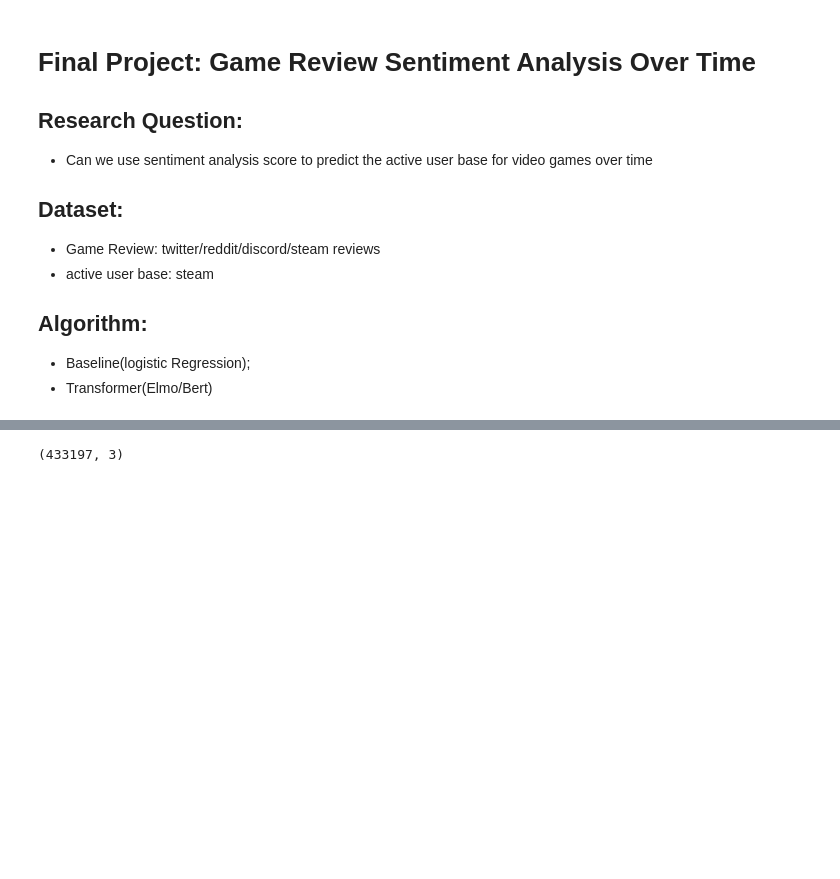
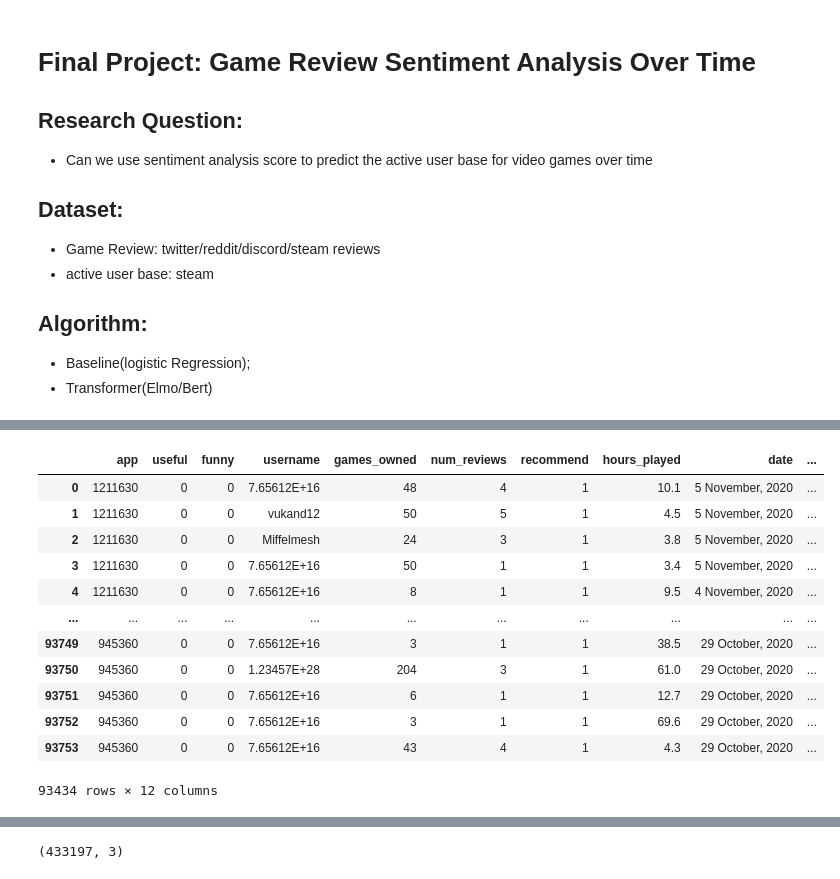
Before and after one commit to susandong/w266_final_project_game_sentiment, a Jupyter notebook: w266_Final_Project_Game_Review_Sentiment_Analysis_1031.ipynb, the cells around one changed output, grey strips where cells are left out. Saved outputs shown, nothing was run; the diff lists cells and outputs as text; code cells hidden in the pictures; blank space fills up the shorter version.

```diff
--- a/w266_Final_Project_Game_Review_Sentiment_Analysis_1031.ipynb
+++ b/w266_Final_Project_Game_Review_Sentiment_Analysis_1031.ipynb
@@ -53,7 +53,17 @@ pubg_url = 'https://raw.githubusercontent.com/susandong/w266_final_project_game_
 pubg_df = pd.read_csv(pubg_url, error_bad_lines=False)
 pubg_df = pubg_df.dropna()
 
-#dota2_url = 'https://raw.githubusercontent.com/susandong/w266_final_project_game_sentiment/master/data/dota2_reviews.csv'
-#dota2_df = pd.read_csv(dota2_url, error_bad_lines=False)
-#player_url = 'https://raw.githubusercontent.com/susandong/w266_final_project_game_sentiment/master/data/PlayerCountData.csv'
-#player_df = pd.read_csv(player_url, error_bad_lines=False)
+#Communication games
+comm_url = 'https://raw.githubusercontent.com/susandong/w266_final_project_game_sentiment/master/data/comm_reviews.csv'
+comm_df = pd.read_csv(comm_url, error_bad_lines=False)
+comm_df = comm_df.dropna()
+
+#Sports games
+sports_url = 'https://raw.githubusercontent.com/susandong/w266_final_project_game_sentiment/master/data/sports_reviews.csv'
+sports_df = pd.read_csv(sports_url, error_bad_lines=False)
+sports_df = sports_df.dropna()
+
+#FPS games
+fps_url = 'https://raw.githubusercontent.com/susandong/w266_final_project_game_sentiment/master/data/fps_reviews.csv'
+fps_df = pd.read_csv(fps_url, error_bad_lines=False)
+fps_df = fps_df.dropna()
@@ -206,0 +203,16 @@ See the caveats in the documentation: https://pandas.pydata.org/pandas-docs/stab
+# %%
+comm_df
+# %% [output]
+|  | app | useful | funny | username | games_owned | num_reviews | recommend | hours_played | date | ... |
+| 0 | 1211630 | 0 | 0 | 7.65612E+16 | 48 | 4 | 1 | 10.1 | 5 November, 2020 | ... |
+| 1 | 1211630 | 0 | 0 | vukand12 | 50 | 5 | 1 | 4.5 | 5 November, 2020 | ... |
+| 2 | 1211630 | 0 | 0 | Miffelmesh | 24 | 3 | 1 | 3.8 | 5 November, 2020 | ... |
+| 3 | 1211630 | 0 | 0 | 7.65612E+16 | 50 | 1 | 1 | 3.4 | 5 November, 2020 | ... |
+| 4 | 1211630 | 0 | 0 | 7.65612E+16 | 8 | 1 | 1 | 9.5 | 4 November, 2020 | ... |
+| ... | ... | ... | ... | ... | ... | ... | ... | ... | ... | ... |
+| 93749 | 945360 | 0 | 0 | 7.65612E+16 | 3 | 1 | 1 | 38.5 | 29 October, 2020 | ... |
+| 93750 | 945360 | 0 | 0 | 1.23457E+28 | 204 | 3 | 1 | 61.0 | 29 October, 2020 | ... |
+| 93751 | 945360 | 0 | 0 | 7.65612E+16 | 6 | 1 | 1 | 12.7 | 29 October, 2020 | ... |
+| 93752 | 945360 | 0 | 0 | 7.65612E+16 | 3 | 1 | 1 | 69.6 | 29 October, 2020 | ... |
+| 93753 | 945360 | 0 | 0 | 7.65612E+16 | 43 | 4 | 1 | 4.3 | 29 October, 2020 | ... |
+93434 rows × 12 columns
```
Also changed, not shown: parts of 11 cells of this notebook.
